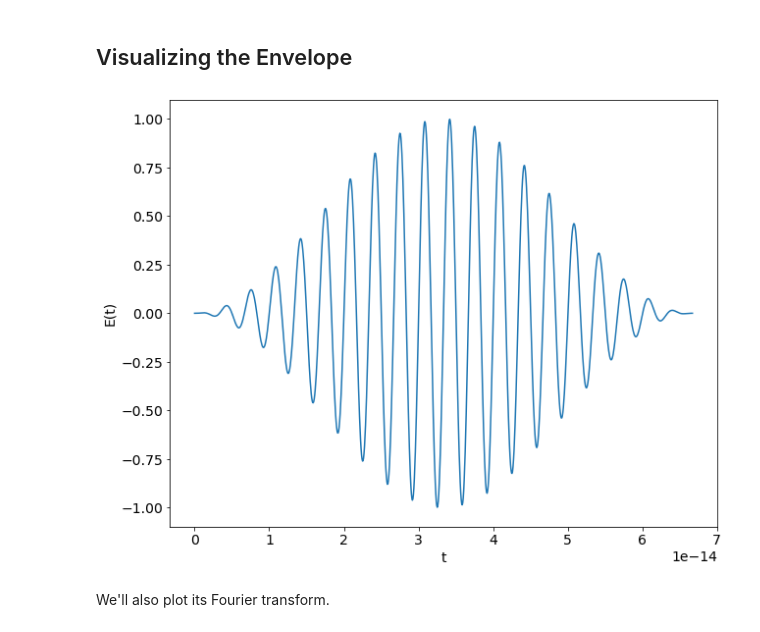
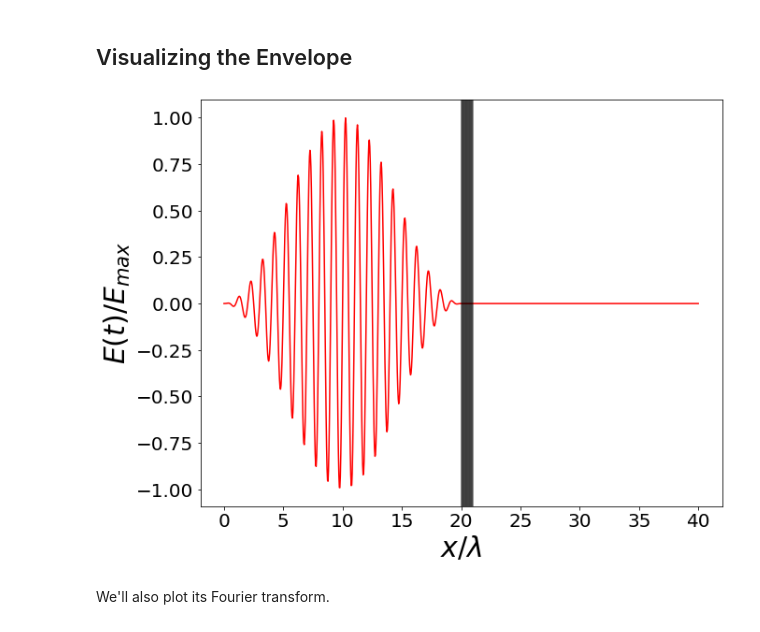
Before and after one commit to Hari31416/MSc_Project, a Jupyter notebook: EPOCH/High_Harmonic_Generation/envelopes/sine_squared.ipynb, the cells around one changed output. Saved outputs shown, nothing was run; the diff lists cells and outputs as text; code cells hidden in the pictures.

```diff
--- a/EPOCH/High_Harmonic_Generation/envelopes/sine_squared.ipynb
+++ b/EPOCH/High_Harmonic_Generation/envelopes/sine_squared.ipynb
@@ -123,19 +123,29 @@ def get_pulse(t):
 
 get_pulse = np.vectorize(get_pulse)
 # %%
-t_max_e = 20*tau
+t_max_e = 40*tau
 T_P = 20*tau
 samples_e = 1000
 t_e = np.linspace(0,t_max_e,samples_e)
 P = get_pulse(t_e)
 dt_e = t_e[1]-t_e[0]
 f_max_e = 1/dt_e
-# %%
-plt.plot(t_e,P)
-plt.xlabel('t')
-plt.ylabel('E(t)');
-# %% [output]
-[figure, removed]
+# %%
+SAVE_DIR = "../../../Presentations/PPTs/Sem_3_Major/images"
+# %%
+plt.rcParams["font.size"] = 20
+plt.plot(t_e/tau,P,"r")
+ps = np.linspace(20,21,200)
+for p in ps:
+    plt.axvline(p, color='k', alpha=0.05)
+# plt.axvline(20)
+# plt.axvline(21)
+plt.xlabel('$x/\lambda$', fontsize=30)
+plt.ylabel(r'$E(t)/E_{max}$', fontsize=30)
+file_name = "field.jpg"
+plt.savefig(os.path.join(SAVE_DIR, file_name), dpi=200)
+# %% [output]
+[figure, added]
 # %% [markdown]
 We'll also plot its Fourier transform.
 # %%
```
Also changed, not shown: 11 other files.
